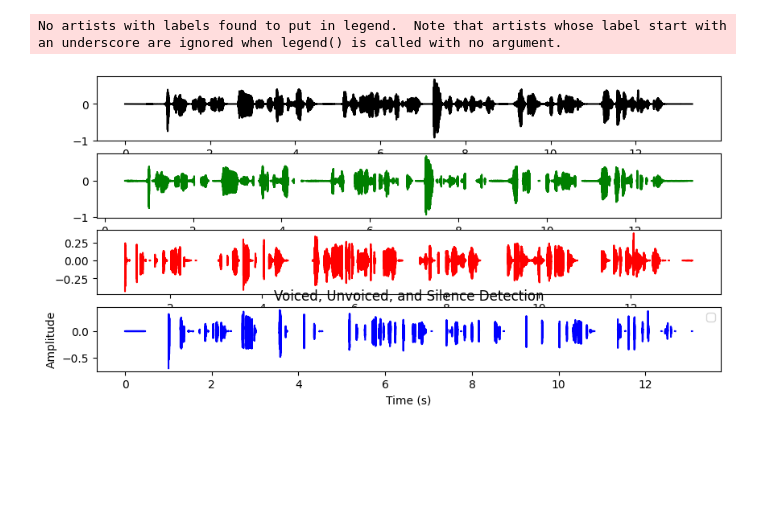
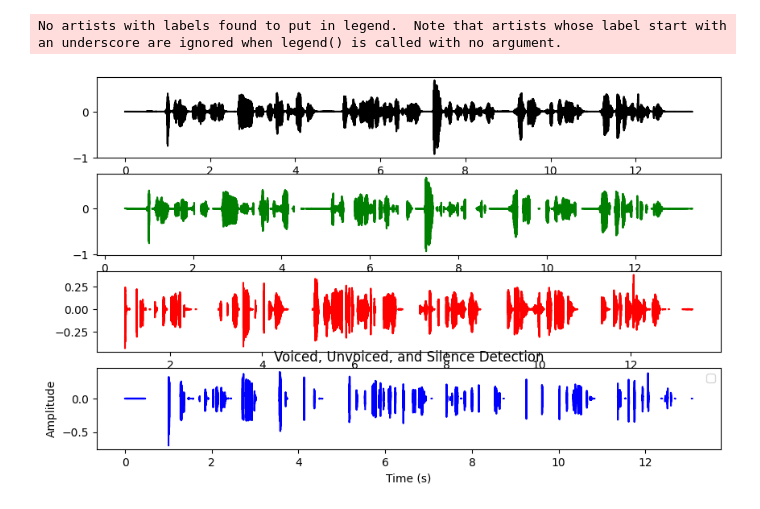
Before and after one commit to ibne-shihab/ICE-3208, a Jupyter notebook: 07 VoiceUnvoice.ipynb, the cells around one changed output. Drawn from its saved outputs; the diff is of its cells as text; code cells hidden in the pictures; blank space fills up the shorter version.

```diff
--- a/07 VoiceUnvoice.ipynb
+++ b/07 VoiceUnvoice.ipynb
@@ -44,35 +44,36 @@ time_axis = np.arange(0, len(y)) / sr
 # %%
 # Plot original signal
 plt.figure(figsize=(10, 6))
-plt.subplot(5, 1, 2)
+plt.subplot(4, 1, 1)
 plt.plot(time_axis, y, 'k', label='Original Signal')  # black for original signal
 
 # Plot voiced segments
 for i in voiced_frames:
     start_idx = i * (frame_size - overlap)
     end_idx = start_idx + frame_size
-    plt.subplot(5, 1, 3)
+    plt.subplot(4, 1, 2)
+
     plt.plot(time_axis[start_idx:end_idx], y[start_idx:end_idx], 'g')
 
 # Plot unvoiced segments
 for i in unvoiced_frames:
     start_idx = i * (frame_size - overlap)
     end_idx = start_idx + frame_size
-    plt.subplot(5, 1, 4)
+    plt.subplot(4, 1, 3)
     plt.plot(time_axis[start_idx:end_idx], y[start_idx:end_idx], 'r')
 
 # Plot silence segments
 for i in silence_frames:
     start_idx = i * (frame_size - overlap)
     end_idx = start_idx + frame_size
-    plt.subplot(5, 1, 5)
+    plt.subplot(4, 1, 4)
     plt.plot(time_axis[start_idx:end_idx], y[start_idx:end_idx], 'b')
 
 plt.xlabel('Time (s)')
 plt.ylabel('Amplitude')
 plt.title('Voiced, Unvoiced, and Silence Detection')
 plt.legend()
 plt.show()
 # %% [output]
 No artists with labels found to put in legend.  Note that artists whose label start with an underscore are ignored when legend() is called with no argument.
-[figure, old version]
+[figure, new version]
```
Also changed, not shown: parts of 1 cell of this notebook.
